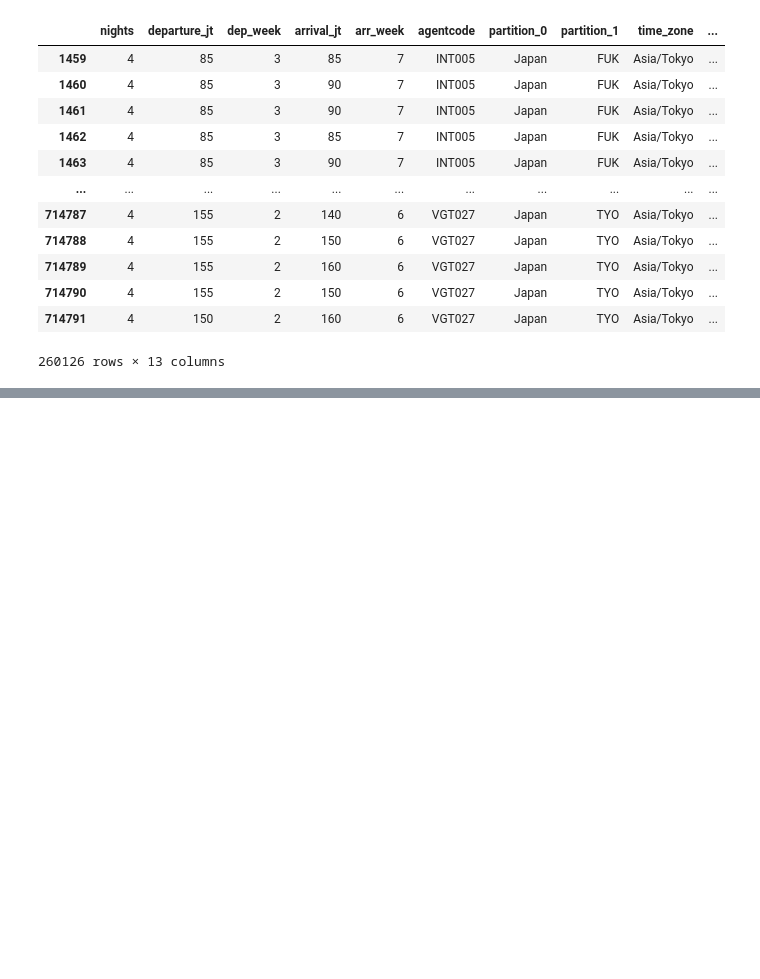
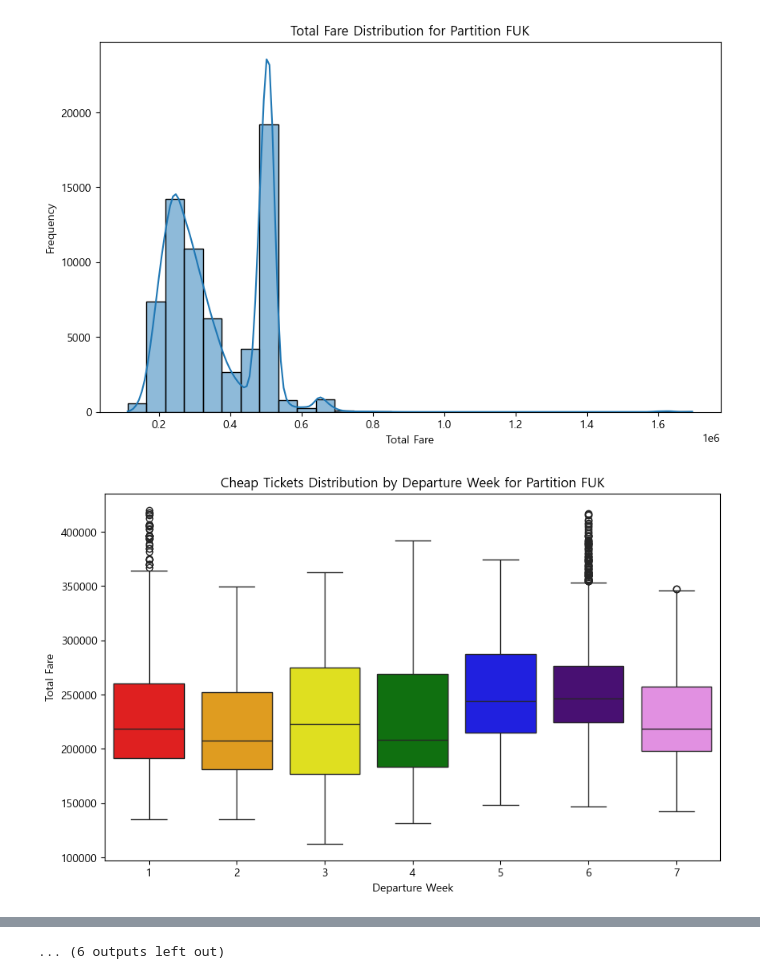
Before and after one commit to SunBinHong00/DataAnalysis, a Jupyter notebook: instantrip/japan.ipynb, the cells around one changed output, grey strips where cells are left out. Drawn from its saved outputs; the diff is of its cells as text; code cells hidden in the pictures; blank space fills up the shorter version.

```diff
--- a/instantrip/japan.ipynb
+++ b/instantrip/japan.ipynb
@@ -66,19 +62,3 @@ df
 
 #     # 그래프 보여주기
 #     plt.show()
-# %%
-df.groupby(['partition_1','dep_week','departure_time'])
-# %% [output]
-|  | nights | departure_jt | dep_week | arrival_jt | arr_week | agentcode | partition_0 | partition_1 | time_zone | ... |
-| 1459 | 4 | 85 | 3 | 85 | 7 | INT005 | Japan | FUK | Asia/Tokyo | ... |
-| 1460 | 4 | 85 | 3 | 90 | 7 | INT005 | Japan | FUK | Asia/Tokyo | ... |
-| 1461 | 4 | 85 | 3 | 90 | 7 | INT005 | Japan | FUK | Asia/Tokyo | ... |
-| 1462 | 4 | 85 | 3 | 85 | 7 | INT005 | Japan | FUK | Asia/Tokyo | ... |
-| 1463 | 4 | 85 | 3 | 90 | 7 | INT005 | Japan | FUK | Asia/Tokyo | ... |
-| ... | ... | ... | ... | ... | ... | ... | ... | ... | ... | ... |
-| 714787 | 4 | 155 | 2 | 140 | 6 | VGT027 | Japan | TYO | Asia/Tokyo | ... |
-| 714788 | 4 | 155 | 2 | 150 | 6 | VGT027 | Japan | TYO | Asia/Tokyo | ... |
-| 714789 | 4 | 155 | 2 | 160 | 6 | VGT027 | Japan | TYO | Asia/Tokyo | ... |
-| 714790 | 4 | 155 | 2 | 150 | 6 | VGT027 | Japan | TYO | Asia/Tokyo | ... |
-| 714791 | 4 | 150 | 2 | 160 | 6 | VGT027 | Japan | TYO | Asia/Tokyo | ... |
-260126 rows × 13 columns
@@ -84,0 +75,62 @@ df.groupby(['partition_1','dep_week','departure_time'])
+# %%
+# 'partition_1', 'dep_week', 'dep_time'별로 그룹화하고 하위 25%의 값만 필터링하는 함수
+def filter_cheap_tickets(group):
+    threshold = group['total_fare'].quantile(0.15)
+    return group[group['total_fare'] <= threshold]
+
+# 그룹별로 하위 25%의 항공권을 필터링
+cheap_tickets_df = df.groupby(['partition_1', 'dep_week', 'dep_time']).apply(filter_cheap_tickets).reset_index(drop=True)
+
+# 색상 팔레트 정의 (빨주노초파남보)
+palette = ['red', 'orange', 'yellow', 'green', 'blue', 'indigo', 'violet']
+
+for partition in df['partition_1'].unique():
+    subset = df[df['partition_1'] == partition]
+
+    # 전체 요금 분포를 히스토그램으로 시각화
+    plt.figure(figsize=(10, 6))
+    sns.histplot(subset['total_fare'], bins=30, kde=True)
+    plt.title(f'Total Fare Distribution for Partition {partition}')
+    plt.xlabel('Total Fare')
+    plt.ylabel('Frequency')
+    plt.show()
+
+    # 저렴한 항공권 데이터 필터링
+    cheap_tickets = cheap_tickets_df[cheap_tickets_df['partition_1'] == partition]
+
+    # 저렴한 항공권의 출발 요일 분포
+    plt.figure(figsize=(10, 6))
+    sns.boxplot(x='dep_week', y='total_fare', data=cheap_tickets, palette=palette)
+    plt.title(f'Cheap Tickets Distribution by Departure Week for Partition {partition}')
+    plt.xlabel('Departure Week')
+    plt.ylabel('Total Fare')
+    plt.show()
+
+    # 저렴한 항공권의 출발 시간 분포
+    plt.figure(figsize=(14, 7))
+    # sns.boxplot(x='dep_time', y='total_fare', hue='dep_week', data=cheap_tickets, palette=palette)
+    sns.boxplot(x='dep_time', y='total_fare', data=cheap_tickets)
+    plt.title(f'Cheap Tickets Distribution by Departure Time and Week for Partition {partition}')
+    plt.xlabel('Departure Time')
+    plt.ylabel('Total Fare')
+    plt.xticks(rotation=45)
+    plt.show()
+
+
+
+    # # 피벗 테이블로 요일별 평균 요금 계산 및 히트맵 시각화
+    # pivot_table = subset.pivot_table(values='total_fare', index='dep_week', columns='dep_time', aggfunc='mean')
+    # plt.figure(figsize=(14, 7))
+    # sns.heatmap(pivot_table, annot=True, fmt=".1f", cmap='Reds', cbar_kws={'label': 'Total Fare'})
+    # plt.title(f'Pivot Table Heatmap for Partition {partition}')
+    # plt.xlabel('Departure Time')
+    # plt.ylabel('Departure Week')
+
+    # # 히트맵의 value 값을 90도 회전
+    # for text in plt.gca().texts:
+    #     text.set_rotation(90)
+
+    plt.show()
+# %% [output]
+[figure, added]
+[figure, added]
@@ -84,0 +147 @@ df.groupby(['partition_1','dep_week','departure_time'])
+... (6 outputs left out)
```
Also changed, not shown: parts of 5 cells of this notebook.
